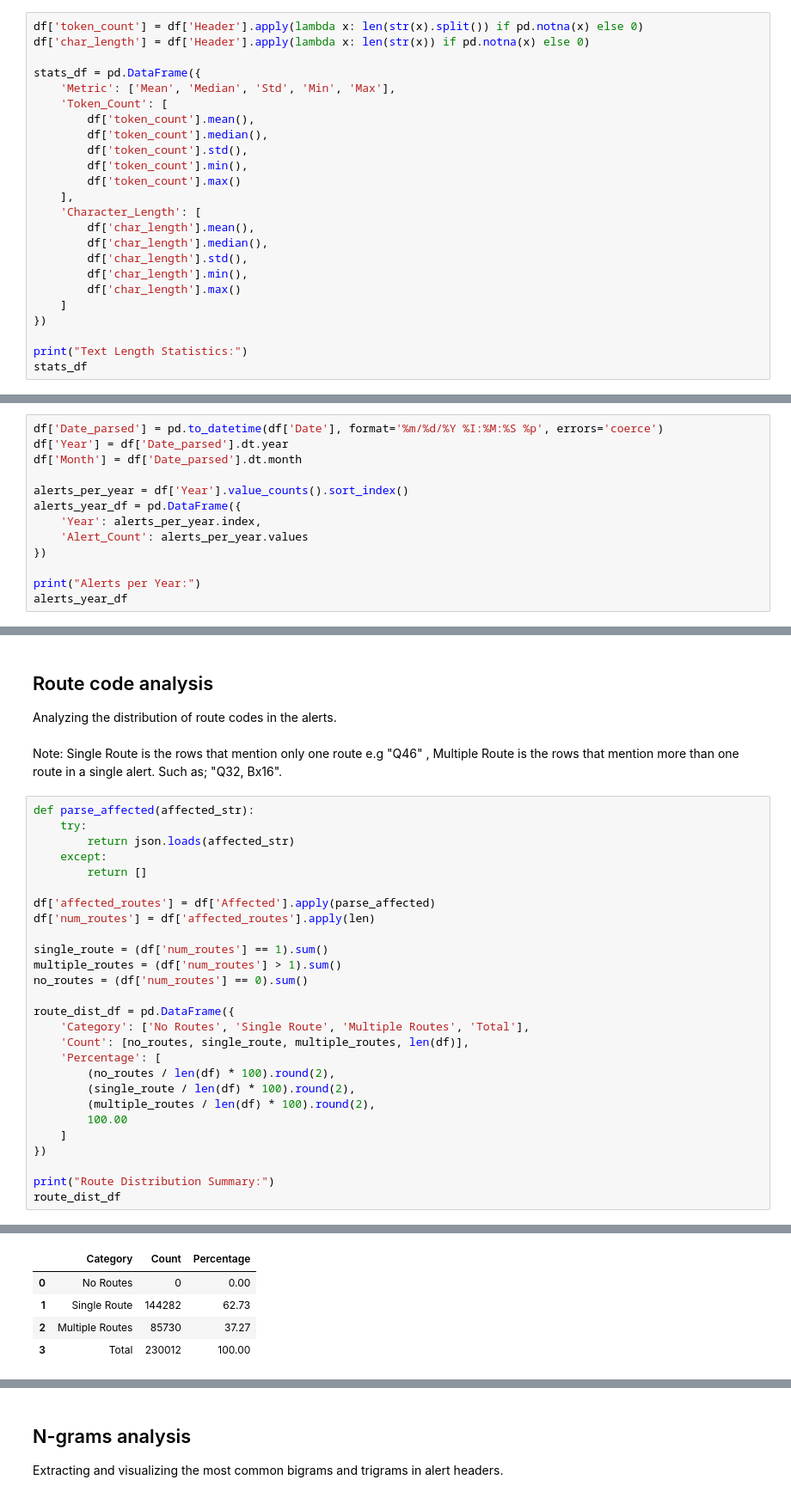
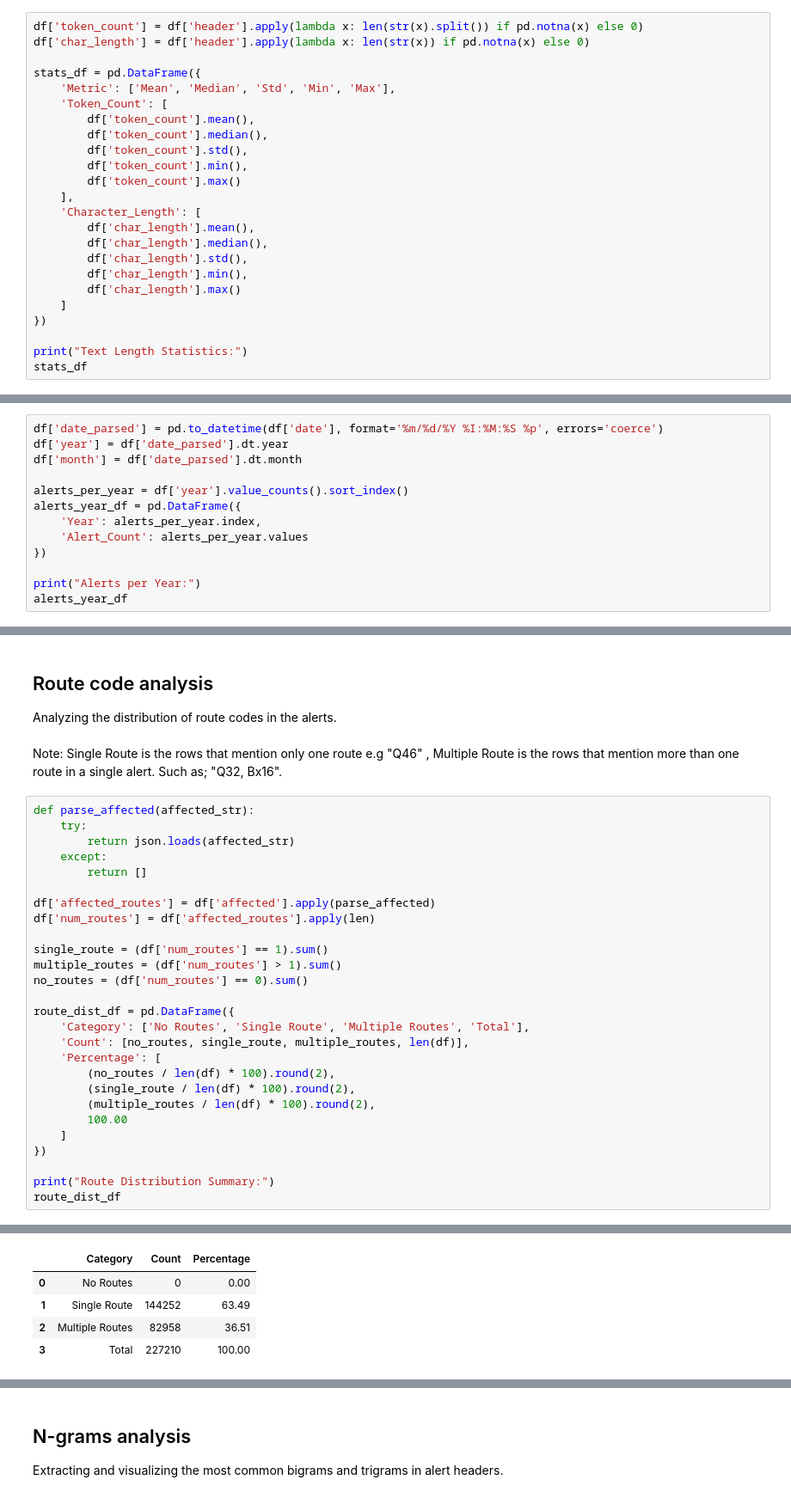
Before and after one commit to onurds/MTA_Project, a Jupyter notebook: MTA_eda_analysis.ipynb, the cells around one changed output, grey strips where cells are left out. Shown at 86% size. Cells and saved outputs as stored; diff of their text form.

Commit message:
Route Spans Complete

```diff
--- a/MTA_eda_analysis.ipynb
+++ b/MTA_eda_analysis.ipynb
@@ -83,8 +83,8 @@ dtype: object
 
 Analyzing the length characteristics of alert headers in terms of tokens and characters.
 # %%
-df['token_count'] = df['Header'].apply(lambda x: len(str(x).split()) if pd.notna(x) else 0)
-df['char_length'] = df['Header'].apply(lambda x: len(str(x)) if pd.notna(x) else 0)
+df['token_count'] = df['header'].apply(lambda x: len(str(x).split()) if pd.notna(x) else 0)
+df['char_length'] = df['header'].apply(lambda x: len(str(x)) if pd.notna(x) else 0)
 
 stats_df = pd.DataFrame({
     'Metric': ['Mean', 'Median', 'Std', 'Min', 'Max'],
@@ -213,11 +213,11 @@ Name: count, Length: 276, dtype: float64
 
 Analyzing the distribution of alerts over time.
 # %%
-df['Date_parsed'] = pd.to_datetime(df['Date'], format='%m/%d/%Y %I:%M:%S %p', errors='coerce')
-df['Year'] = df['Date_parsed'].dt.year
-df['Month'] = df['Date_parsed'].dt.month
+df['date_parsed'] = pd.to_datetime(df['date'], format='%m/%d/%Y %I:%M:%S %p', errors='coerce')
+df['year'] = df['date_parsed'].dt.year
+df['month'] = df['date_parsed'].dt.month
 
-alerts_per_year = df['Year'].value_counts().sort_index()
+alerts_per_year = df['year'].value_counts().sort_index()
 alerts_year_df = pd.DataFrame({
     'Year': alerts_per_year.index,
     'Alert_Count': alerts_per_year.values
@@ -255,37 +255,37 @@ Note: Single Route is the rows that mention only one route e.g "Q46" , Multiple
 # %%
 def parse_affected(affected_str):
     try:
         return json.loads(affected_str)
     except:
         return []
 
-df['affected_routes'] = df['Affected'].apply(parse_affected)
+df['affected_routes'] = df['affected'].apply(parse_affected)
 df['num_routes'] = df['affected_routes'].apply(len)
 
 single_route = (df['num_routes'] == 1).sum()
 multiple_routes = (df['num_routes'] > 1).sum()
 no_routes = (df['num_routes'] == 0).sum()
 
 route_dist_df = pd.DataFrame({
     'Category': ['No Routes', 'Single Route', 'Multiple Routes', 'Total'],
     'Count': [no_routes, single_route, multiple_routes, len(df)],
     'Percentage': [
         (no_routes / len(df) * 100).round(2),
         (single_route / len(df) * 100).round(2),
         (multiple_routes / len(df) * 100).round(2),
         100.00
     ]
 })
 
 print("Route Distribution Summary:")
 route_dist_df
 # %% [output]
 Route Distribution Summary:
 |  | Category | Count | Percentage |
 | 0 | No Routes | 0 | 0.00 |
-| 1 | Single Route | 144282 | 62.73 |
-| 2 | Multiple Routes | 85730 | 37.27 |
-| 3 | Total | 230012 | 100.00 |
+| 1 | Single Route | 144252 | 63.49 |
+| 2 | Multiple Routes | 82958 | 36.51 |
+| 3 | Total | 227210 | 100.00 |
 # %%
 route_counts = df['num_routes'].value_counts().sort_index().head(10)
 print("\nDistribution by exact number of routes (Top 10):")
```
Also changed, not shown: parts of 17 cells of this notebook, 4 other files.
